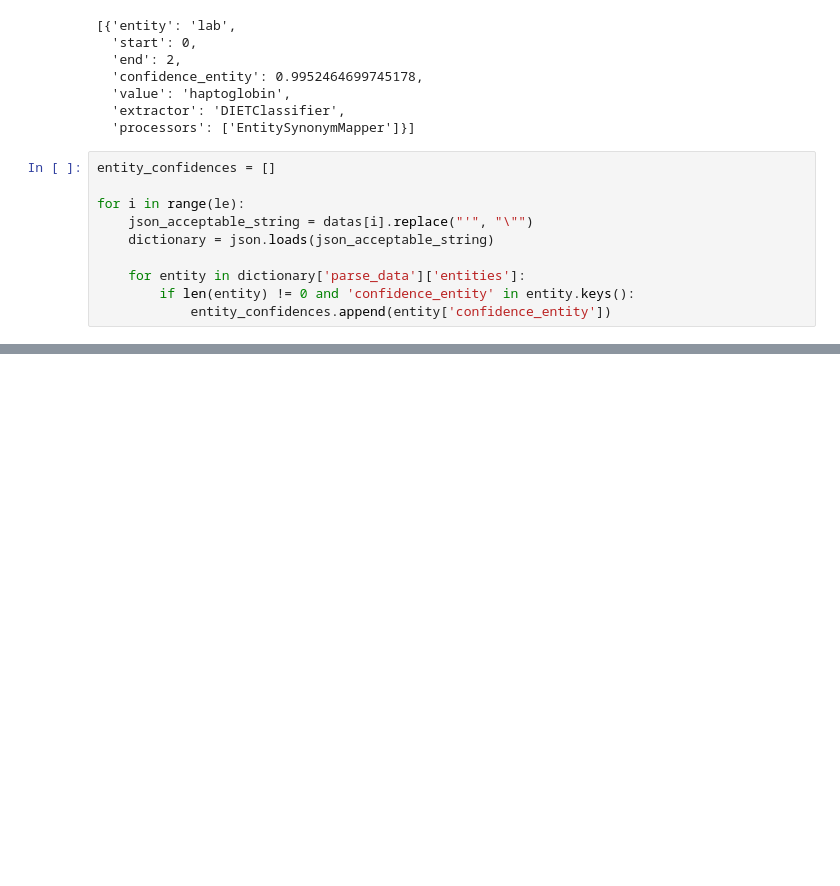
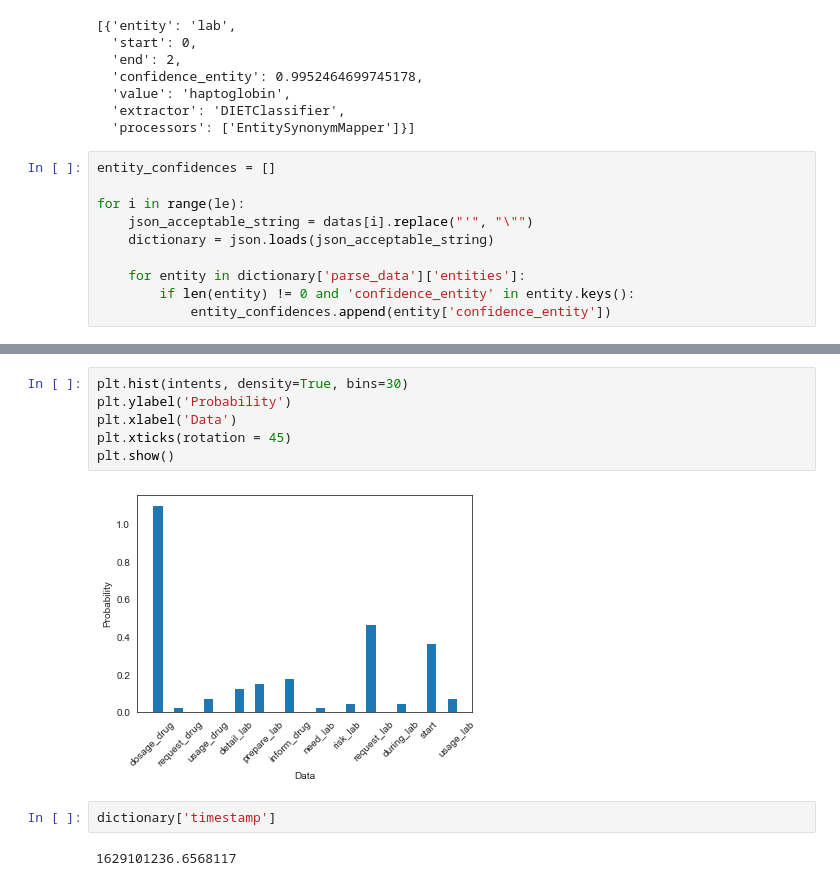
Before and after one commit to MedBot-team/NaBot, a Jupyter notebook: production/monitoring-server/monitoring.ipynb, the cells around one changed output, grey strips where cells are left out. Cells and saved outputs as stored; diff of their text form; blank space fills up the shorter version.

Commit message:
Update notebook with timestamps

```diff
--- a/production/monitoring-server/monitoring.ipynb
+++ b/production/monitoring-server/monitoring.ipynb
@@ -181,0 +190,12 @@ entity
+# %%
+plt.hist(intents, density=True, bins=30)
+plt.ylabel('Probability')
+plt.xlabel('Data')
+plt.xticks(rotation = 45)
+plt.show()
+# %% [output]
+[figure, added]
+# %%
+dictionary['timestamp']
+# %% [output]
+1629101236.6568117
```
Also changed, not shown: parts of 18 cells of this notebook.
